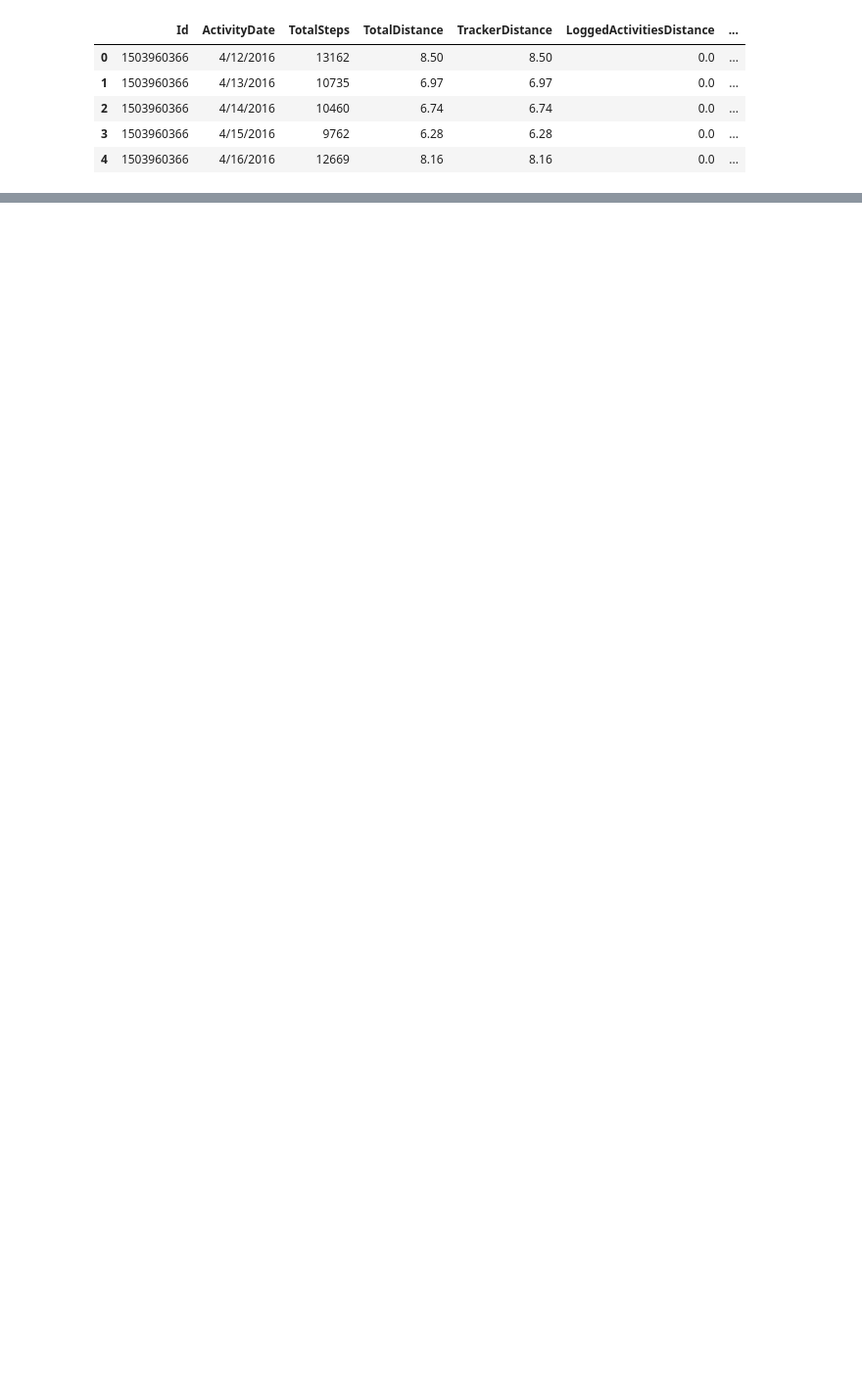
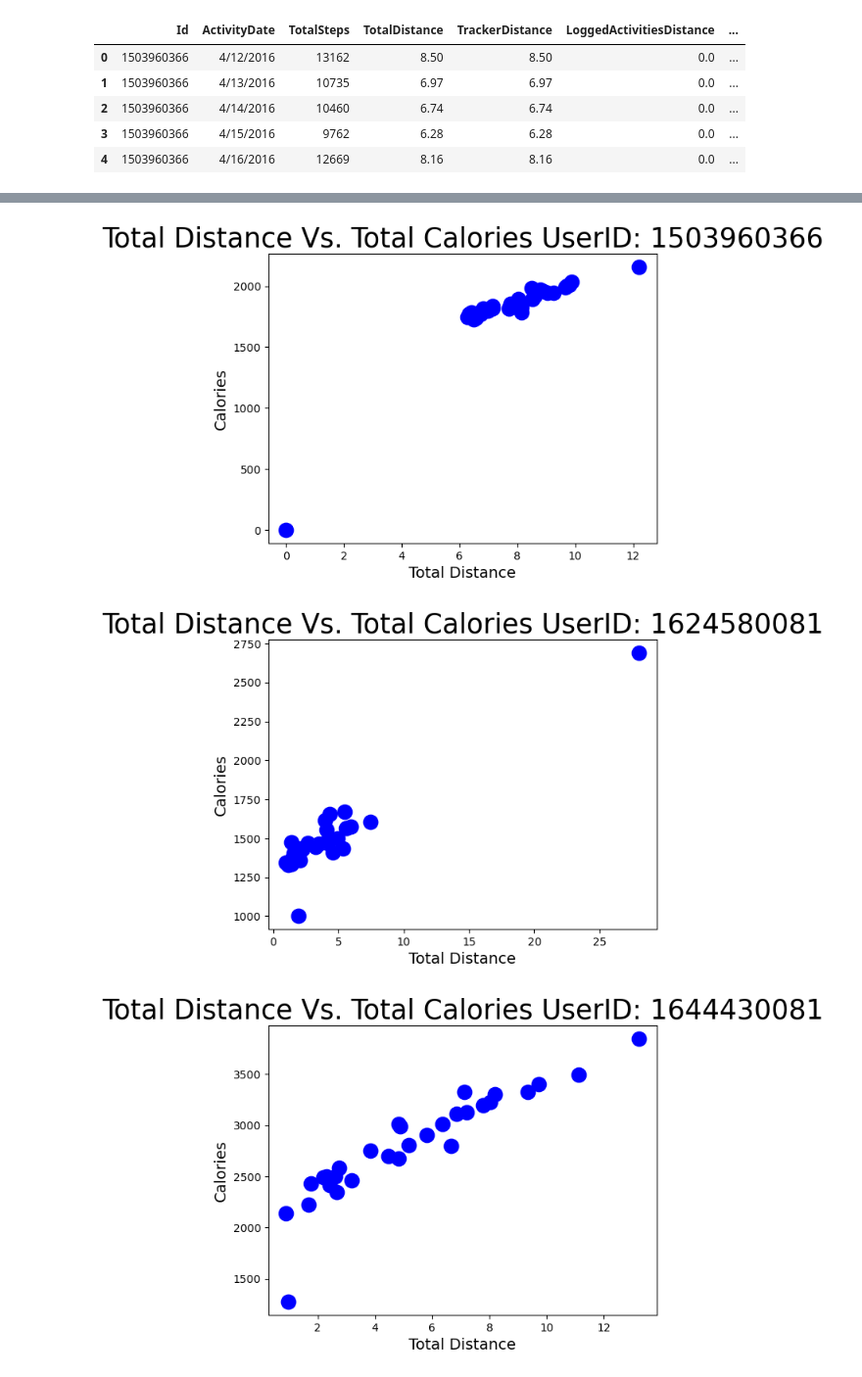
Before and after one commit to shabazmotan/Fitness-Tracking, a Jupyter notebook: Pyfitness.ipynb, the cells around one changed output, grey strips where cells are left out. Shown at 98% size. Cells and saved outputs as stored; diff of their text form; code cells hidden in the pictures; blank space fills up the shorter version.

```diff
--- a/Pyfitness.ipynb
+++ b/Pyfitness.ipynb
@@ -5,4 +5,4 @@ import matplotlib.pyplot as plt
 import os
 import csv
 # %%
-path1 = os.path.join("dailyActivity_merged.csv")
+path1 = "Fitdata/dailyActivity_merged.csv"
@@ -102,0 +27,2 @@ SyntaxError: invalid syntax (966966652.py, line 1)
+# %%
+UserIDs = dfactivity["Id"].unique()
@@ -102,0 +64,14 @@ SyntaxError: invalid syntax (966966652.py, line 1)
+# %%
+for ID in UserIDs:
+    userdf = dfactivity.loc[dfactivity["Id"] == ID, ["TotalDistance", "Calories"]]
+    marker_size=15
+    plt.scatter(userdf['TotalDistance'],userdf['Calories'],s=175, color="blue")
+    plt.title(f'Total Distance Vs. Total Calories UserID: {ID}',fontsize =25)
+    plt.xlabel('Total Distance',fontsize =14)
+    plt.ylabel('Calories',fontsize =14)
+
+    plt.show()
+# %% [output]
+[figure, added]
+[figure, added]
+[figure, added]
```
Also changed, not shown: parts of 15 cells of this notebook.
